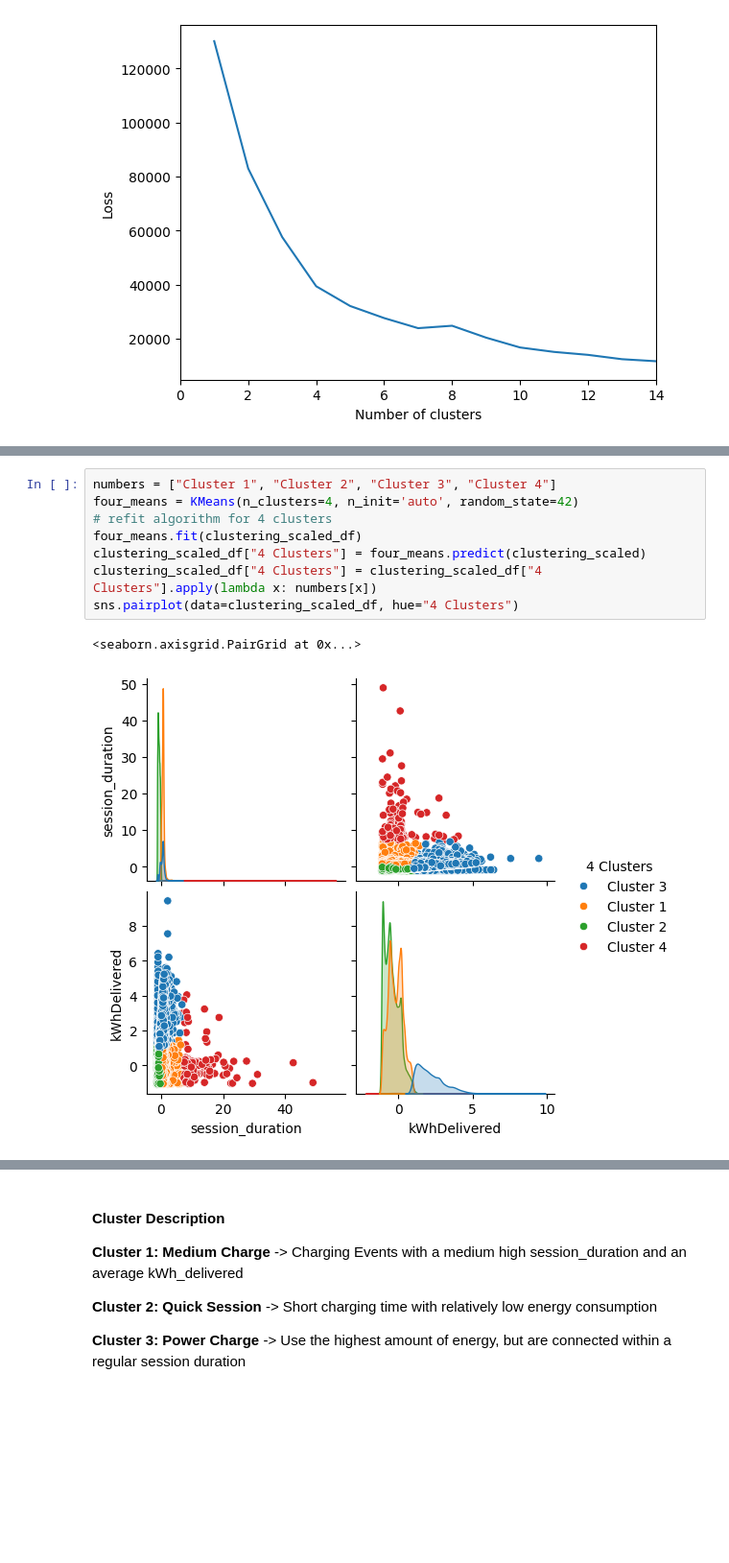
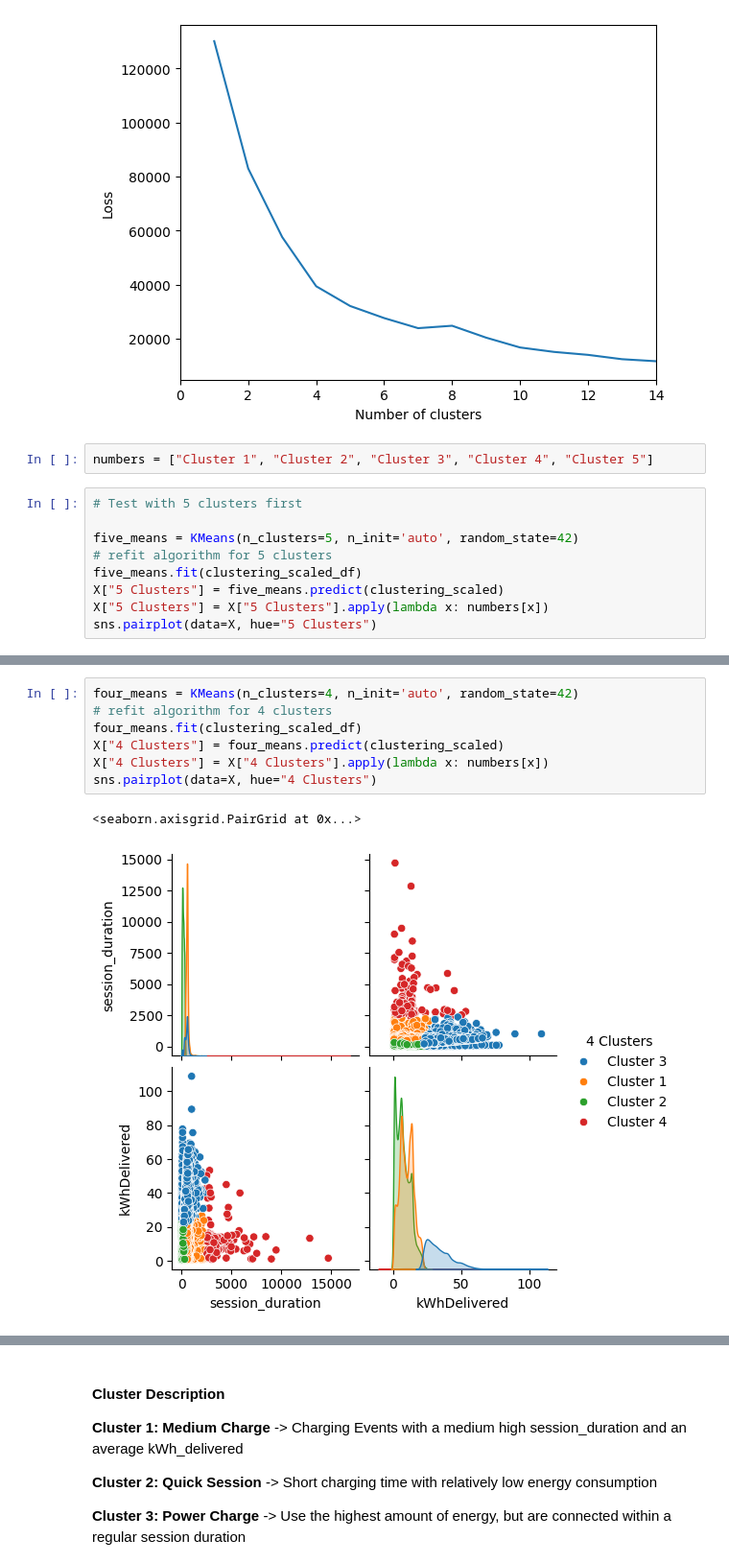
Before and after one commit to Amocon/A-Team_AA-Team-Assignment_2024, a Jupyter notebook: aa_team_assignment/clustering_analysis2.ipynb, the cells around one changed output, grey strips where cells are left out. Shown at 96% size. Drawn from its saved outputs; the diff is of its cells as text; blank space fills up the shorter version.

```diff
--- a/aa_team_assignment/clustering_analysis2.ipynb
+++ b/aa_team_assignment/clustering_analysis2.ipynb
@@ -85,3 +85,14 @@ plt.xlim([0,14])
 # %% [output]
 (0.0, 14.0)
 [figure]
+# %%
+numbers = ["Cluster 1", "Cluster 2", "Cluster 3", "Cluster 4", "Cluster 5"]
+# %%
+# Test with 5 clusters first
+
+five_means = KMeans(n_clusters=5, n_init='auto', random_state=42)
+# refit algorithm for 5 clusters
+five_means.fit(clustering_scaled_df)
+X["5 Clusters"] = five_means.predict(clustering_scaled)
+X["5 Clusters"] = X["5 Clusters"].apply(lambda x: numbers[x])
+sns.pairplot(data=X, hue="5 Clusters")
@@ -88,13 +102,12 @@ plt.xlim([0,14])
 # %%
-numbers = ["Cluster 1", "Cluster 2", "Cluster 3", "Cluster 4"]
 four_means = KMeans(n_clusters=4, n_init='auto', random_state=42)
 # refit algorithm for 4 clusters
 four_means.fit(clustering_scaled_df)
-clustering_scaled_df["4 Clusters"] = four_means.predict(clustering_scaled)
-clustering_scaled_df["4 Clusters"] = clustering_scaled_df["4 Clusters"].apply(lambda x: numbers[x])
-sns.pairplot(data=clustering_scaled_df, hue="4 Clusters")
+X["4 Clusters"] = four_means.predict(clustering_scaled)
+X["4 Clusters"] = X["4 Clusters"].apply(lambda x: numbers[x])
+sns.pairplot(data=X, hue="4 Clusters")
 # %% [output]
 <seaborn.axisgrid.PairGrid at 0x...>
-[figure, old version]
+[figure, new version]
 # %%
 # Length of each cluster
```
Also changed, not shown: parts of 5 cells of this notebook.
